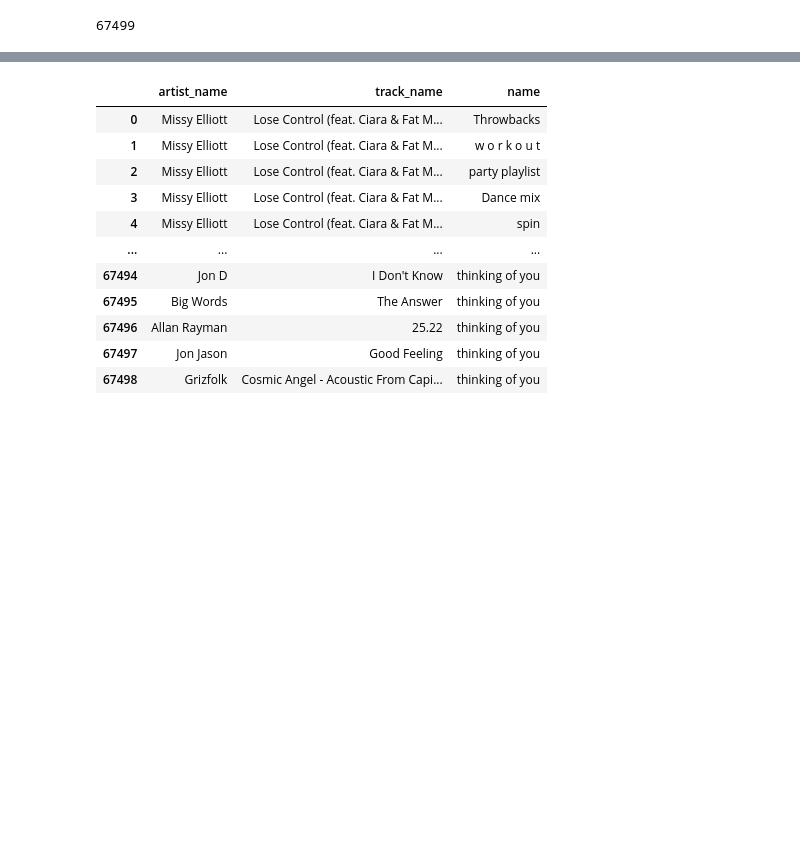
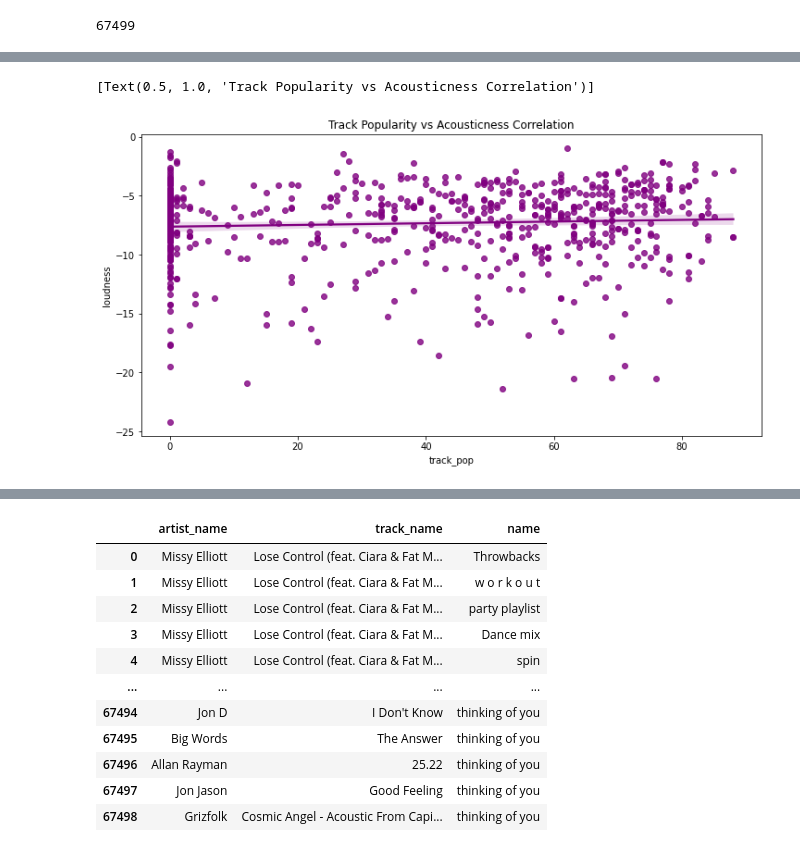
Before and after one commit to Hadryan/Spotify-Music-Recommendation-2, a Jupyter notebook: spotifyrecommender.ipynb, the cells around one changed output, grey strips where cells are left out. Cells and saved outputs as stored; diff of their text form; code cells hidden in the pictures; blank space fills up the shorter version.

```diff
--- a/spotifyrecommender.ipynb
+++ b/spotifyrecommender.ipynb
@@ -79,6 +67,3 @@ sp = spotipy.Spotify(auth=token)
 len(data)
 # %% [output]
 67499
-# %%
-data.drop(columns=["Unnamed: 0",'Unnamed: 0.1'], inplace = True)
-data.head(2)
@@ -89,0 +93,7 @@ data.head(2)
+# %%
+sample_data=data.sample(int(0.01*len(data)))
+plt.figure(figsize=(12,6))
+sns.regplot(data=sample_data, y="loudness", x="track_pop",color="purple").set(title="Track Popularity vs Acousticness Correlation")
+# %% [output]
+[Text(0.5, 1.0, 'Track Popularity vs Acousticness Correlation')]
+[figure, added]
```
Also changed, not shown: parts of 12 cells of this notebook, 1 other file.
